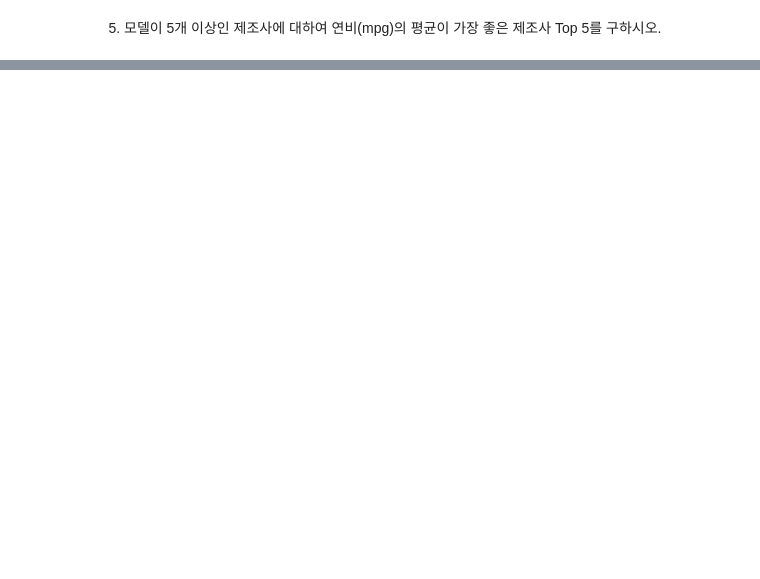
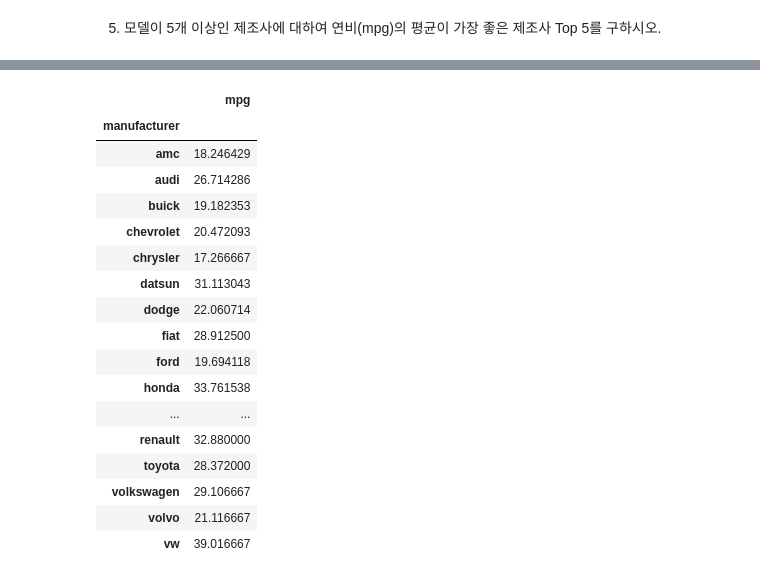
Before and after one commit to Junghyun-B/DataAnalysis, a Jupyter notebook: 과제/210812과제_Pandas_연습문제.ipynb, the cells around one changed output, grey strips where cells are left out. Saved outputs shown, nothing was run; the diff lists cells and outputs as text; code cells hidden in the pictures; blank space fills up the shorter version.

```diff
--- a/과제/210812과제_Pandas_연습문제.ipynb
+++ b/과제/210812과제_Pandas_연습문제.ipynb
@@ -324,0 +373,22 @@ mpg.groupby(mpg.origin)[['hp_per_cc']].mean()
+# %%
+big_mpg = mpg[mpg.manufacturer.isin(big)]
+big_mpg.pivot_table('mpg', 'manufacturer')
+# %% [output]
+|  | mpg |
+| manufacturer |  |
+| amc | 18.246429 |
+| audi | 26.714286 |
+| buick | 19.182353 |
+| chevrolet | 20.472093 |
+| chrysler | 17.266667 |
+| datsun | 31.113043 |
+| dodge | 22.060714 |
+| fiat | 28.912500 |
+| ford | 19.694118 |
+| honda | 33.761538 |
+| ... | ... |
+| renault | 32.880000 |
+| toyota | 28.372000 |
+| volkswagen | 29.106667 |
+| volvo | 21.116667 |
+| vw | 39.016667 |
```
Also changed, not shown: parts of 14 cells of this notebook.
